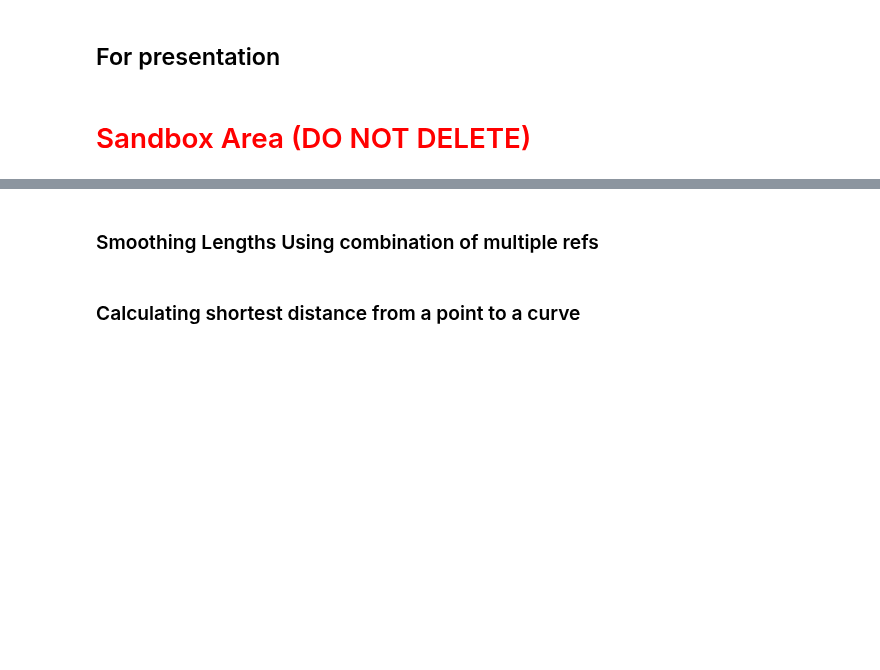
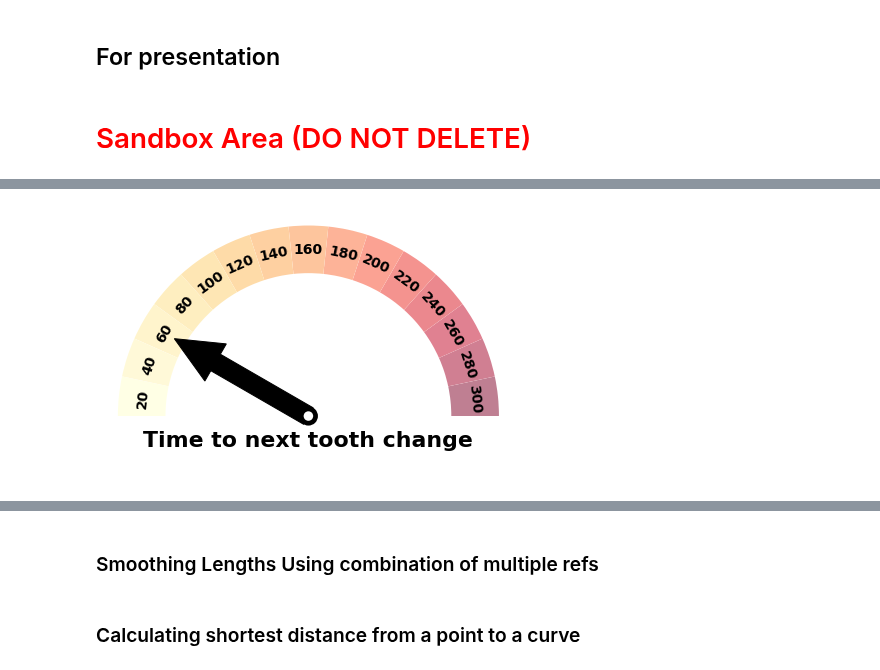
Before and after one commit to hooman67/poseEstimation, a Jupyter notebook: hsWM_algoDev.ipynb, the cells around one changed output, grey strips where cells are left out. Cells and saved outputs as stored; diff of their text form; code cells hidden in the pictures; blank space fills up the shorter version.

Commit message:
just the meter plot example added and the second degree fitting

```diff
--- a/hsWM_algoDev.ipynb
+++ b/hsWM_algoDev.ipynb
@@ -3101,5 +3154,5 @@ print(cleanedUpResultsDict['PH01_2800'][0]['secondaryConfidences']['tooth_1'])
 # %% [markdown]
 ### Method Definitions
 # %%
-def solve1stOrder(yVal, poly1d):
-    return (yVal - poly1d[0]) / poly1d[1]
+def solveAnyOrder(yVal, poly1d):
+    return (poly1d - yVal).r
@@ -3612,10 +3695,10 @@ for evaluationLimt in range(len(lengthsAndLandmarksDict[resKey][regTypeKeyWord][
 
                 prevLen = curLen
 
-            print('evaluationLimt:  ' + str(evaluationLimt))
-            print('last_smTooth_index:  ' + str(last_smTooth_index))
+            #print('evaluationLimt:  ' + str(evaluationLimt))
+            #print('last_smTooth_index:  ' + str(last_smTooth_index))
             #print('last_smTooth_length:  ' + str(last_smTooth_length))
-            print('first_bgTooth_index:  ' + str(first_bgTooth_index))
+            #print('first_bgTooth_index:  ' + str(first_bgTooth_index))
             #print('first_bgTooth_length:  ' + str(first_bgTooth_length))
             #print('difference:  ' + str(first_bgTooth_length - last_smTooth_length))
             ######################################################################################
@@ -3665,11 +3748,11 @@ for evaluationLimt in range(len(lengthsAndLandmarksDict[resKey][regTypeKeyWord][
                 lengthsAndLandmarksDict[resKey][regTypeKeyWord][refKey][toothNbKey][infoKey]['times'][evaluationLimt]
             )
             predictionVal.append(
-                solve1stOrder(toothChangeTresh, estimatedFunction_afterToothChange)
+                getAnyOrderRoots(toothChangeTresh, estimatedFunction_afterToothChange)
             )
 
-            print('predictedTime:  ' + str(solve1stOrder(toothChangeTresh, estimatedFunction_afterToothChange)))
-            print()
+           # print('predictedTime:  ' + str(getAnyOrderRoots(toothChangeTresh, estimatedFunction_afterToothChange)))
+           # print()
 
 ################## Plot predicted tooth change time at each time ############################
 plt.figure(figsize=(30,10))
@@ -4614,0 +4633,21 @@ fig, ax=plt.subplots(num=10, clear=True)
+# %%
+from matplotlib.patches import Circle, Wedge, Rectangle
+from matplotlib import cm
+
+
+def degree_range(n):
+    start = np.linspace(0,180,n+1, endpoint=True)[0:-1]
+    end = np.linspace(0,180,n+1, endpoint=True)[1::]
+    mid_points = start + ((end-start)/2.)
+    return np.c_[start, end], mid_points
+
+def degree_range(n):
+    start = np.linspace(0,180,n+1, endpoint=True)[0:-1]
+    end = np.linspace(0,180,n+1, endpoint=True)[1::]
+    mid_points = start + ((end-start)/2.)
+    return np.c_[start, end], mid_points
+
+
+def rot_text(ang):
+    rotation = np.degrees(np.radians(ang) * np.pi / np.pi - np.radians(90))
+    return rotation
@@ -4614,0 +4751,5 @@ fig, ax=plt.subplots(num=10, clear=True)
+# %%
+gauge(labels=['20','40','60','80','100','120','140','160','180','200','220','240','260','280','300'], \
+      colors='YlOrRd_r', arrow=3, title='Time to next tooth change')
+# %% [output]
+[figure, added]
```
Also changed, not shown: parts of 22 cells of this notebook.
